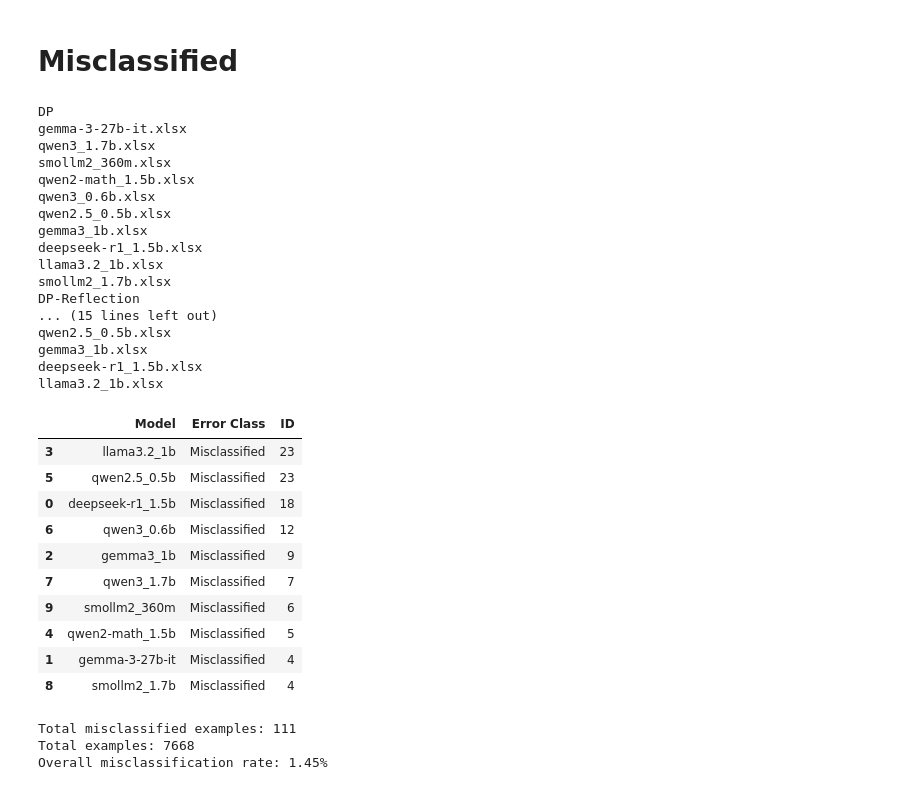
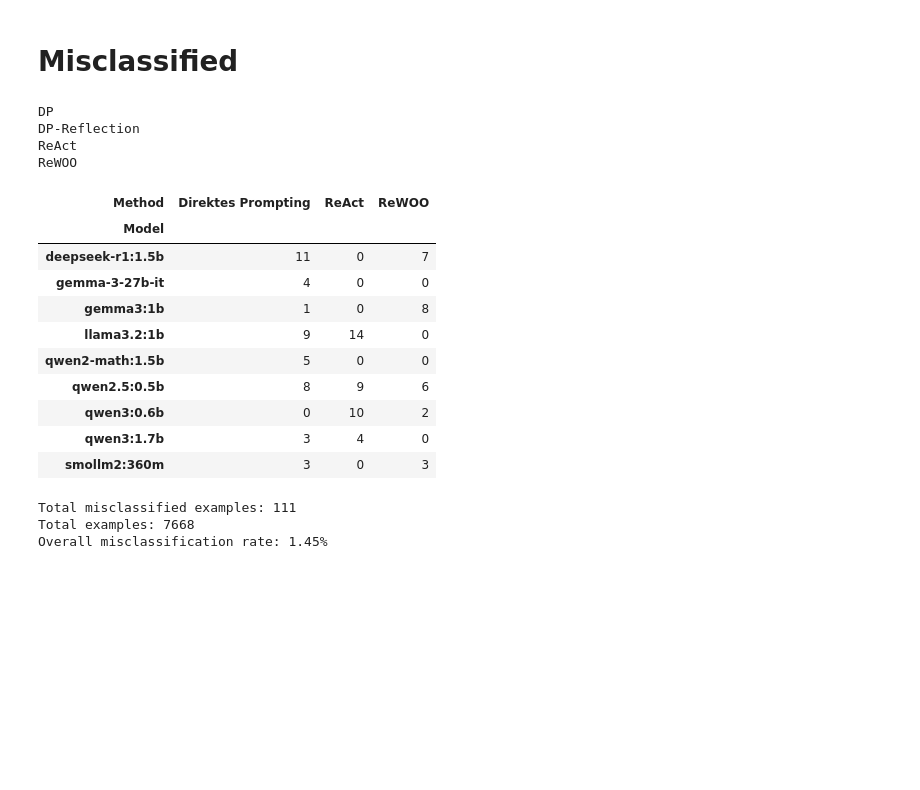
Before and after one commit to fe-bit/math-infer-finetune, a Jupyter notebook: results_do_not_remove/svamp_summary.ipynb, the cells around one changed output. Saved outputs shown, nothing was run; the diff lists cells and outputs as text; code cells hidden in the pictures; blank space fills up the shorter version.

```diff
--- a/results_do_not_remove/svamp_summary.ipynb
+++ b/results_do_not_remove/svamp_summary.ipynb
@@ -36,38 +66,23 @@ llama3.2_1b.xlsx
 # %%
 df_misc = get_svamp_df(include_misclassified=True)
 df_misc = df_misc[df_misc["Error Type"] == "Misclassified"]
-df_misc.groupby(["Model", "Error Class"]).agg({
-    "ID": "count",
-}).reset_index().sort_values(by="ID", ascending=False).head(50)
+df_misc.pivot_table(index="Model", columns="Method", values="ID", aggfunc="size", fill_value=0)
 # %% [output]
 DP
-gemma-3-27b-it.xlsx
-qwen3_1.7b.xlsx
-smollm2_360m.xlsx
-qwen2-math_1.5b.xlsx
-qwen3_0.6b.xlsx
-qwen2.5_0.5b.xlsx
-gemma3_1b.xlsx
-deepseek-r1_1.5b.xlsx
-llama3.2_1b.xlsx
-smollm2_1.7b.xlsx
 DP-Reflection
-... (15 lines left out)
-qwen2.5_0.5b.xlsx
-gemma3_1b.xlsx
-deepseek-r1_1.5b.xlsx
-llama3.2_1b.xlsx
+ReAct
+ReWOO
-|  | Model | Error Class | ID |
-| 3 | llama3.2_1b | Misclassified | 23 |
-| 5 | qwen2.5_0.5b | Misclassified | 23 |
-| 0 | deepseek-r1_1.5b | Misclassified | 18 |
-| 6 | qwen3_0.6b | Misclassified | 12 |
-| 2 | gemma3_1b | Misclassified | 9 |
-| 7 | qwen3_1.7b | Misclassified | 7 |
-| 9 | smollm2_360m | Misclassified | 6 |
-| 4 | qwen2-math_1.5b | Misclassified | 5 |
-| 1 | gemma-3-27b-it | Misclassified | 4 |
-| 8 | smollm2_1.7b | Misclassified | 4 |
+| Method | Direktes Prompting | ReAct | ReWOO |
+| Model |  |  |  |
+| deepseek-r1:1.5b | 11 | 0 | 7 |
+| gemma-3-27b-it | 4 | 0 | 0 |
+| gemma3:1b | 1 | 0 | 8 |
+| llama3.2:1b | 9 | 14 | 0 |
+| qwen2-math:1.5b | 5 | 0 | 0 |
+| qwen2.5:0.5b | 8 | 9 | 6 |
+| qwen3:0.6b | 0 | 10 | 2 |
+| qwen3:1.7b | 3 | 4 | 0 |
+| smollm2:360m | 3 | 0 | 3 |
 # %%
 overall_misc_rate = len(df_misc) / len(df)
 print(f"Total misclassified examples: {len(df_misc)}")
```
Also changed, not shown: parts of 20 cells of this notebook, 11 other files.
